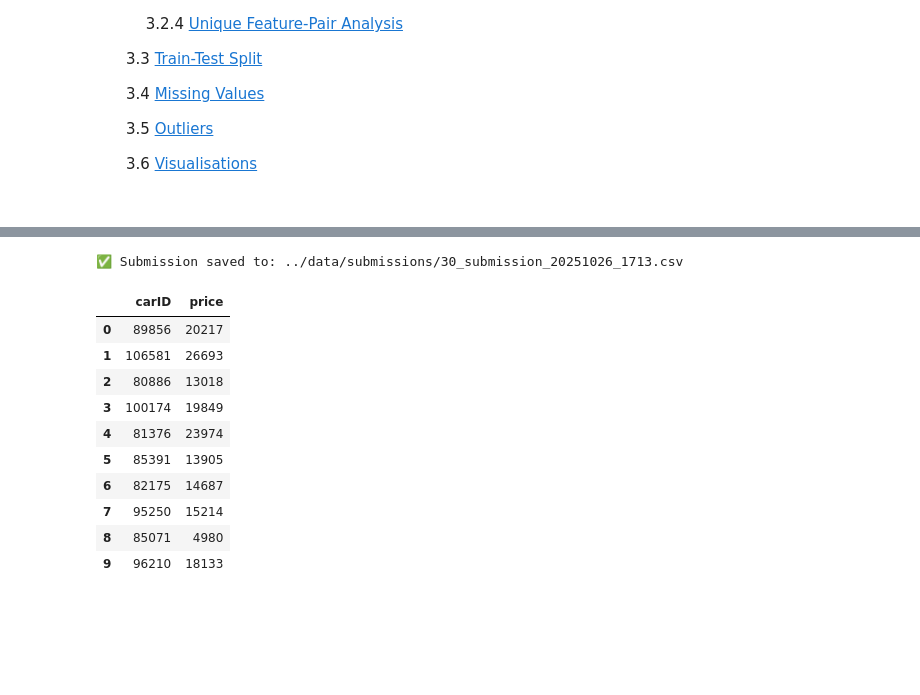
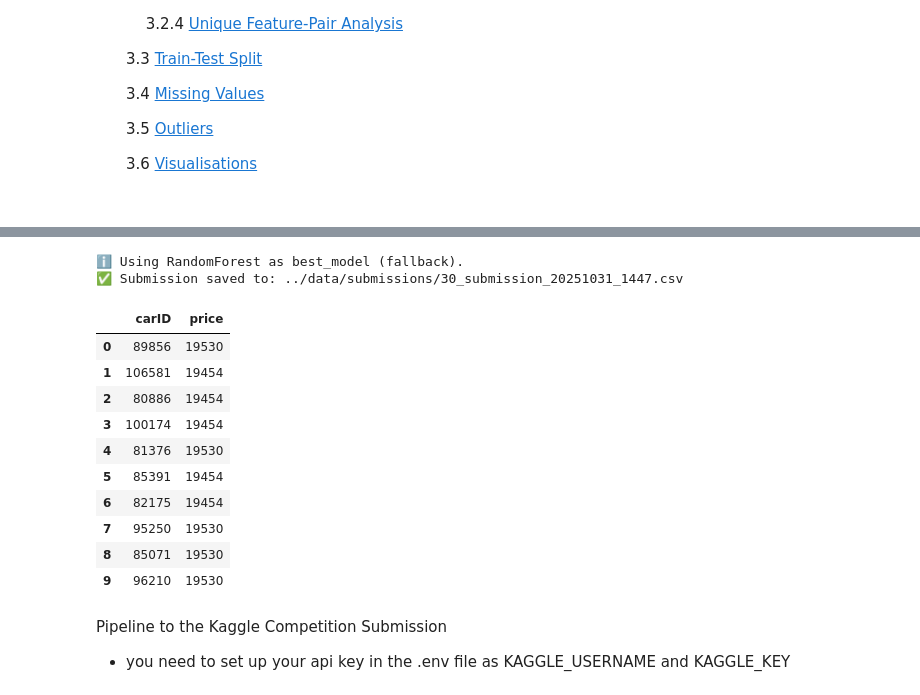
Before and after one commit to Mehmet1700/MachineLearningProject-NOVAIMS2025, a Jupyter notebook: submission1_notebooks/30_modeling_and_evaluation.ipynb, the cells around one changed output, grey strips where cells are left out. Saved outputs shown, nothing was run; the diff lists cells and outputs as text; code cells hidden in the pictures; blank space fills up the shorter version.

Commit message:
Current State of Notebooks 20 and 30. Included Pipeline to Kaggel Api

```diff
--- a/submission1_notebooks/30_modeling_and_evaluation.ipynb
+++ b/submission1_notebooks/30_modeling_and_evaluation.ipynb
@@ -110,0 +73,22 @@ Name: price, dtype: float64
+# %%
+
+# --- Define paths ---
+data_dir = "../data/"
+encoded_dir = os.path.join(data_dir, "feature_selection")
+
+# --- Load encoded & scaled datasets ---
+X_train = pd.read_csv(os.path.join(encoded_dir, "20_X_train.csv"))
+y_train = pd.read_csv(os.path.join(encoded_dir, "20_y_train.csv")).squeeze()
+
+X_val = pd.read_csv(os.path.join(encoded_dir, "20_X_val.csv"))
+y_val = pd.read_csv(os.path.join(encoded_dir, "20_y_val.csv")).squeeze()
+
+X_test = pd.read_csv(os.path.join(encoded_dir, "20_X_test.csv"))
+
+# --- Sanity checks ---
+print("Encoded datasets successfully loaded!")
+print(f"X_train shape: {X_train.shape}")
+print(f"y_train shape: {y_train.shape}")
+print(f"X_val shape:   {X_val.shape}")
+print(f"y_val shape:   {y_val.shape}")
+print(f"X_test shape:  {X_test.shape}")
@@ -131,8 +121,8 @@ def report_model(name, y_true, y_pred):
 from sklearn.linear_model import LinearRegression
 
 lin = LinearRegression()
-lin.fit(X_train_final, y_train)
+lin.fit(X_train, y_train)
 
-y_val_pred_lin = lin.predict(X_val_final)
+y_val_pred_lin = lin.predict(X_val)
 metrics_lin = report_model("LinearRegression (baseline)", y_val, y_val_pred_lin)
 # %% [output]
@@ -149,8 +139,8 @@ rf = RandomForestRegressor(
     random_state=42,
     n_jobs=-1
 )
-rf.fit(X_train_final, y_train)
+rf.fit(X_train, y_train)
 
-y_val_pred_rf = rf.predict(X_val_final)
+y_val_pred_rf = rf.predict(X_val)
 metrics_rf = report_model("RandomForest (baseline)", y_val, y_val_pred_rf)
 # %% [output]
@@ -199,17 +189,13 @@ print(f"🏆 Current best (validation): {best_name}")
 # ======================================================
 # 🎯 Create Kaggle Submission (carID, price)
 # ======================================================
-import os
-import pandas as pd
-import numpy as np
-from datetime import datetime
 
 # 1) Load the raw test file to obtain carID
 test_raw_path = os.path.join(data_dir, "test.csv")
 test_raw = pd.read_csv(test_raw_path)
 
 assert "carID" in test_raw.columns, "carID not found in ../data/test.csv"
-assert len(test_raw) == len(X_test_final), "Length mismatch between test.csv and X_test_final!"
+assert len(test_raw) == len(X_test), "Length mismatch between test.csv and X_test_final!"
 
 car_ids = test_raw["carID"].reset_index(drop=True)
 
@@ -222,43 +208,48 @@ except NameError:
         print("ℹ️ Using RandomForest as best_model (fallback).")
     elif "lin" in globals():
         best_model = lin
         print("ℹ️ Using LinearRegression as best_model (fallback).")
     else:
         raise RuntimeError("No trained model found. Please run the training cells first.")
 
 # 3) Generate predictions
-y_test_pred = best_model.predict(X_test_final)
+y_test_pred = best_model.predict(X_test)
 
 # (Optional) Round/clip according to competition rules
 # Here we round to whole units, as in the sample, without allowing negative prices:
 y_test_pred = np.clip(y_test_pred, a_min=0, a_max=None)
 y_test_pred_rounded = np.rint(y_test_pred).astype(int)
 
 # 4) Build the submission DataFrame
 submission = pd.DataFrame({
     "carID": car_ids,
     "price": y_test_pred_rounded  # optionally switch to y_test_pred if floats are allowed or preferred
 })
 
 # 5) Save
 sub_dir = os.path.join(data_dir, "submissions")
 os.makedirs(sub_dir, exist_ok=True)
 ts = datetime.now().strftime("%Y%m%d_%H%M")
 sub_path = os.path.join(sub_dir, f"30_submission_{ts}.csv")
 submission.to_csv(sub_path, index=False)
 
-print(f"✅ Submission saved to: {sub_path}")
+print(f"Submission saved to: {sub_path}")
 display(submission.head(10))
 # %% [output]
-✅ Submission saved to: ../data/submissions/30_submission_20251026_1713.csv
+ℹ️ Using RandomForest as best_model (fallback).
+✅ Submission saved to: ../data/submissions/30_submission_20251031_1447.csv
 |  | carID | price |
-| 0 | 89856 | 20217 |
-| 1 | 106581 | 26693 |
-| 2 | 80886 | 13018 |
-| 3 | 100174 | 19849 |
-| 4 | 81376 | 23974 |
-| 5 | 85391 | 13905 |
-| 6 | 82175 | 14687 |
-| 7 | 95250 | 15214 |
-| 8 | 85071 | 4980 |
-| 9 | 96210 | 18133 |
+| 0 | 89856 | 19530 |
+| 1 | 106581 | 19454 |
+| 2 | 80886 | 19454 |
+| 3 | 100174 | 19454 |
+| 4 | 81376 | 19530 |
+| 5 | 85391 | 19454 |
+| 6 | 82175 | 19454 |
+| 7 | 95250 | 19530 |
+| 8 | 85071 | 19530 |
+| 9 | 96210 | 19530 |
+# %% [markdown]
+Pipeline to the Kaggle Competition Submission
+
+- you need to set up your api key in the .env file as KAGGLE_USERNAME and KAGGLE_KEY
```
Also changed, not shown: parts of 13 cells of this notebook, 1 other file.
